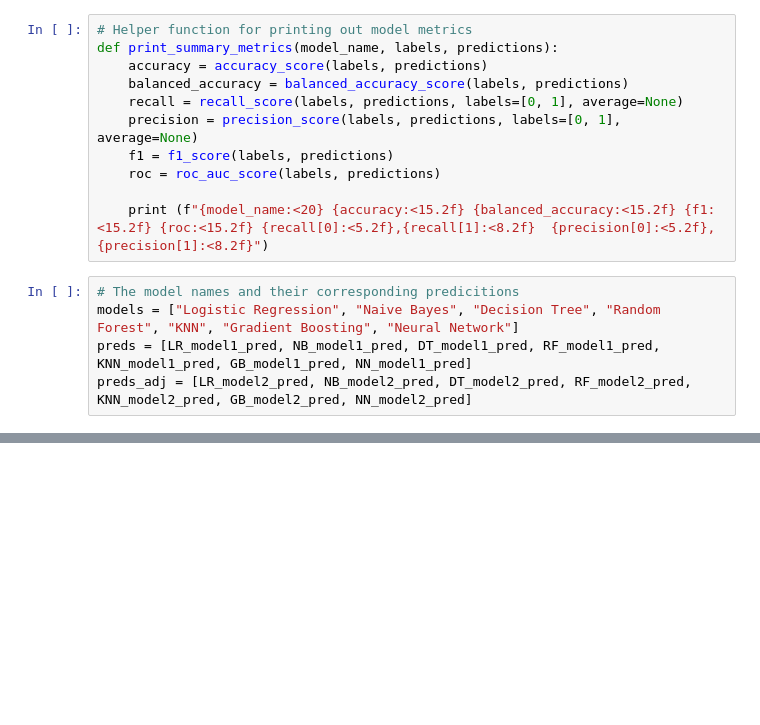
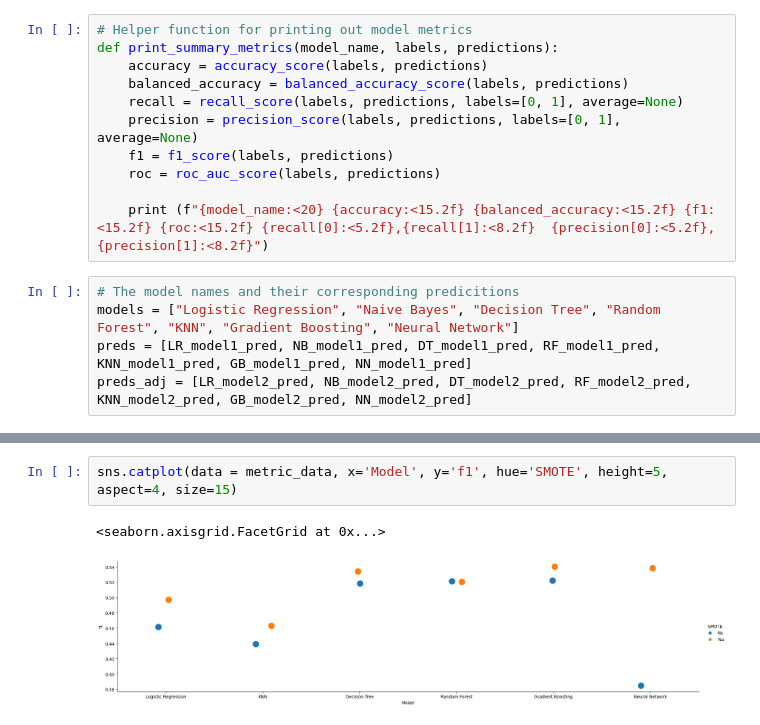
Before and after one commit to MarwanMousa/census_income_classification, a Jupyter notebook: coding_task/Models.ipynb, the cells around one changed output, grey strips where cells are left out. Cells and saved outputs as stored; diff of their text form; blank space fills up the shorter version.

```diff
--- a/coding_task/Models.ipynb
+++ b/coding_task/Models.ipynb
@@ -540,0 +584,5 @@ Neural Network       0.81            0.80            0.49            0.80
+# %%
+sns.catplot(data = metric_data, x='Model', y='f1', hue='SMOTE', height=5, aspect=4, size=15)
+# %% [output]
+<seaborn.axisgrid.FacetGrid at 0x...>
+[figure, added]
```
Also changed, not shown: parts of 36 cells of this notebook.
